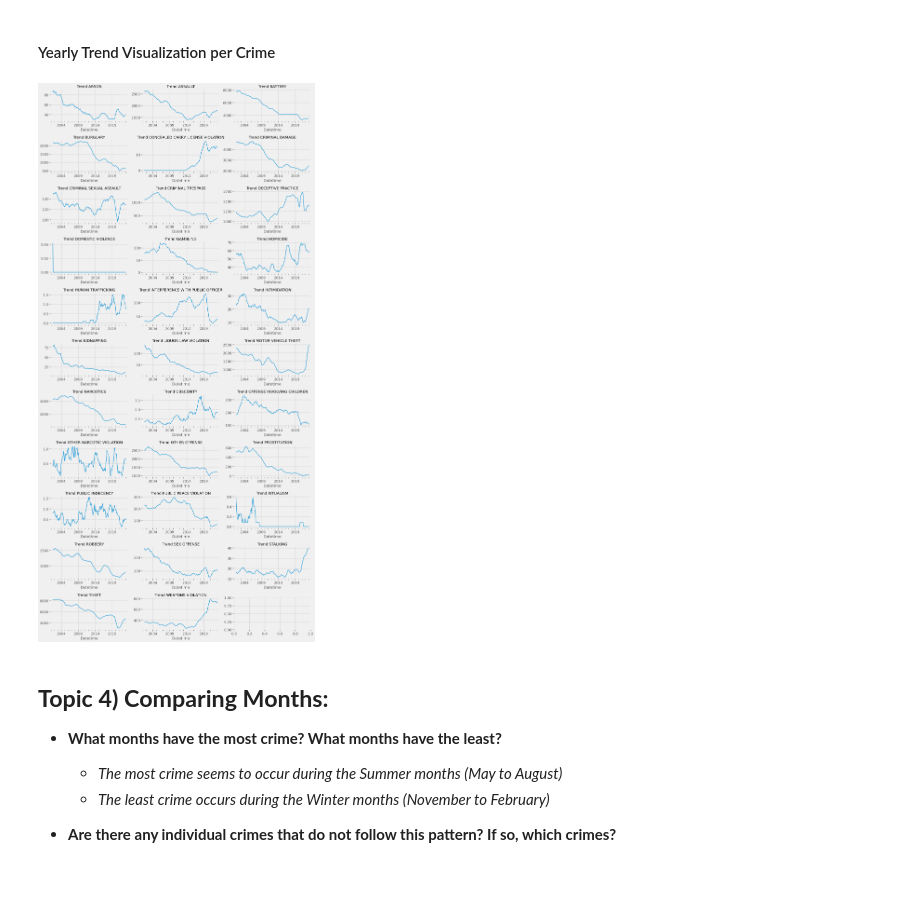
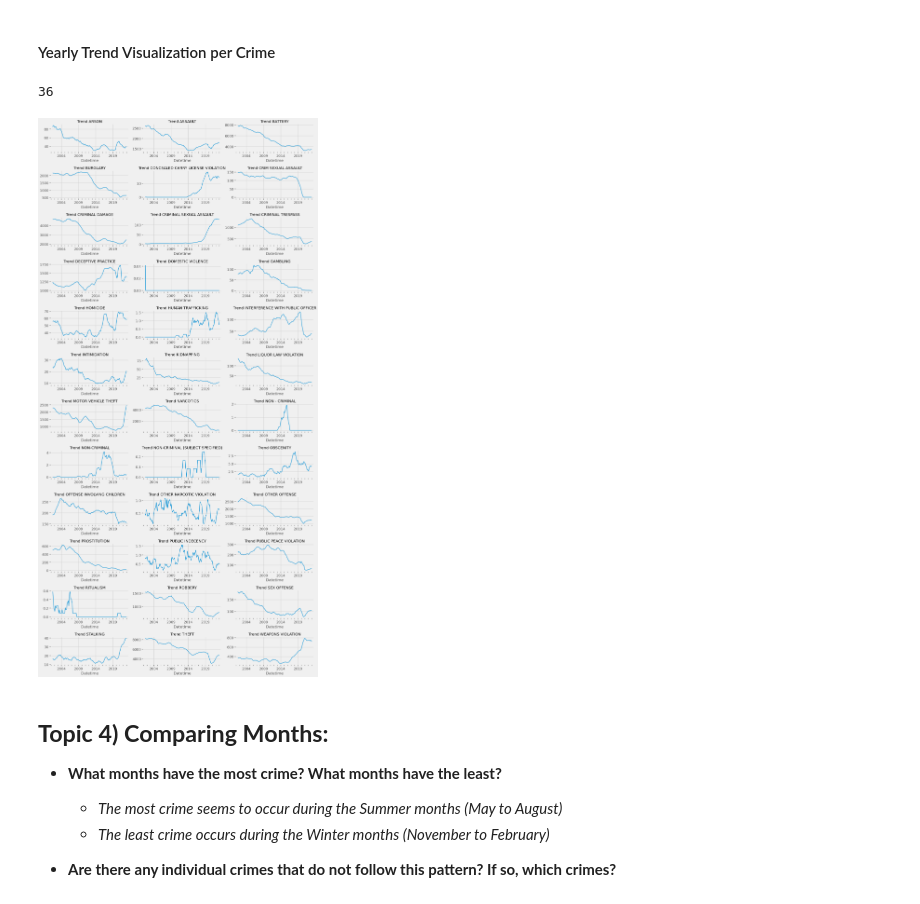
Before and after one commit to jonnunez92/Project-4---Chicago-Crime-Data, a Jupyter notebook: Project 4_Part 1 - Chicago Crime Data - Jonathan Nunez.ipynb, the cells around one changed output. Drawn from its saved outputs; the diff is of its cells as text; code cells hidden in the pictures.

```diff
--- a/Project 4_Part 1 - Chicago Crime Data - Jonathan Nunez.ipynb
+++ b/Project 4_Part 1 - Chicago Crime Data - Jonathan Nunez.ipynb
@@ -199,2 +180,0 @@ Index(['ARSON', 'ASSAULT', 'BATTERY', 'BURGLARY',
-# %%
-df['Primary Type'] = df['Primary Type'].replace({'CRIM SEXUAL ASSAULT': 'CRIMINAL SEXUAL ASSAULT'})
@@ -320,7 +283,7 @@ plt.title('Crimes by District');
 # %% [markdown]
 ### Crimes Increasing or Decreasing Across the Years?
 # %%
-df2 = df[~non_crime]
+df2 = df.copy()
 # %%
 df2['Year'] = df2.index.year
 # %%
@@ -404,20 +367,24 @@ plot_type.isna().sum().sum()
 0
 # %% [markdown]
 #### Yearly Trend Visualization per Crime
+# %%
+len(plot_type.columns)
+# %% [output]
+36
 # %%
-fig, axes = plt.subplots(11, 3, figsize=(15,30))
+fig, axes = plt.subplots(12, 3, figsize=(15,30))
 
 for indx, crime in enumerate(plot_type.columns):
     row = indx // 3
     col = indx % 3
     ts = plot_type[crime]
     decomp = tsa.seasonal_decompose(ts)
 
     decomp.trend.plot(title=f'{crime} Trend', ax = axes[row, col])
     axes[row, col].set_title(f'Trend {crime}')
 plt.tight_layout()
 # %% [output]
-[figure, old version]
+[figure, new version]
 # %% [markdown]
 ## **Topic 4) Comparing Months:**
 
```
Also changed, not shown: parts of 19 cells of this notebook.
